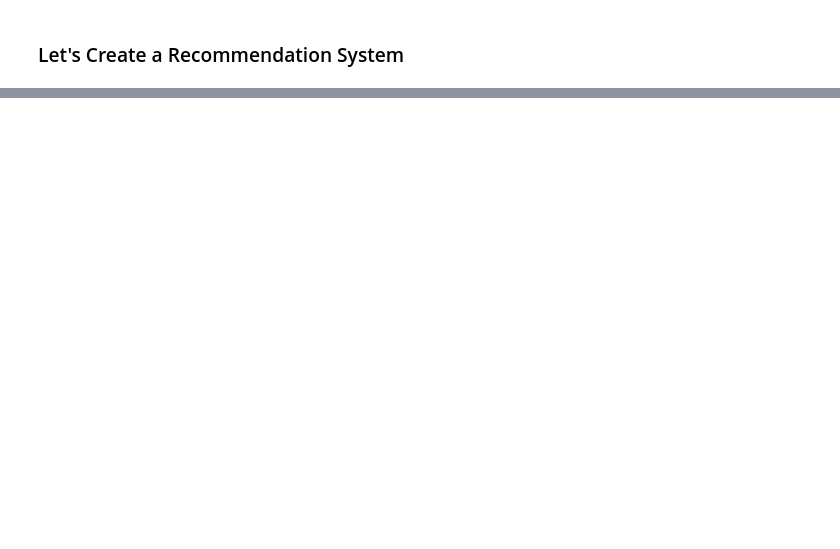
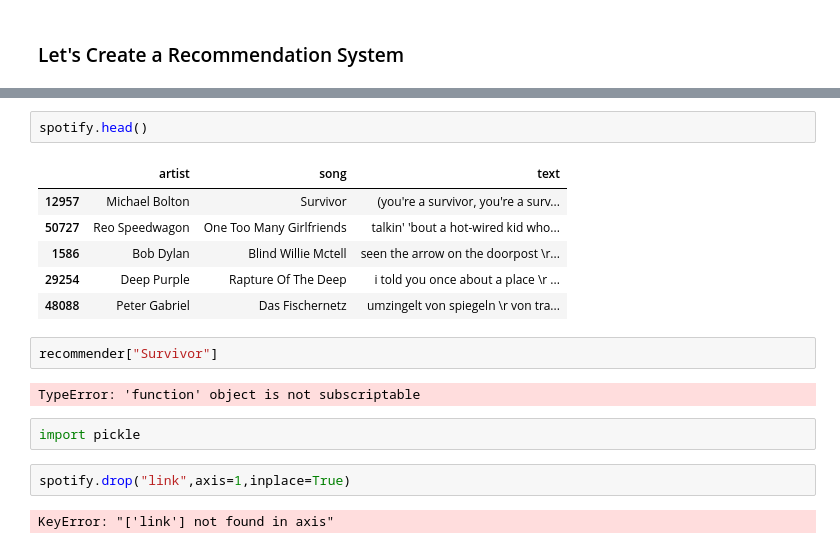
Before and after one commit to BhorSant/Spotify-recommendation-system, a Jupyter notebook: spotify recommendation system.ipynb, the cells around one changed output, grey strips where cells are left out. Drawn from its saved outputs; the diff is of its cells as text; blank space fills up the shorter version.

```diff
--- a/spotify recommendation system.ipynb
+++ b/spotify recommendation system.ipynb
@@ -151,0 +165,19 @@ spotify[spotify["song"] == "Waiting For The Man"].index[0]
+# %%
+spotify.head()
+# %% [output]
+|  | artist | song | text |
+| 12957 | Michael Bolton | Survivor | (you're a survivor, you're a surv... |
+| 50727 | Reo Speedwagon | One Too Many Girlfriends | talkin' 'bout a hot-wired kid who... |
+| 1586 | Bob Dylan | Blind Willie Mctell | seen the arrow on the doorpost \r... |
+| 29254 | Deep Purple | Rapture Of The Deep | i told you once about a place \r ... |
+| 48088 | Peter Gabriel | Das Fischernetz | umzingelt von spiegeln \r von tra... |
+# %%
+recommender["Survivor"]
+# %% [output]
+TypeError: 'function' object is not subscriptable
+# %%
+import pickle
+# %%
+spotify.drop("link",axis=1,inplace=True)
+# %% [output]
+KeyError: "['link'] not found in axis"
```
Also changed, not shown: parts of 33 cells of this notebook, 22 other files.
